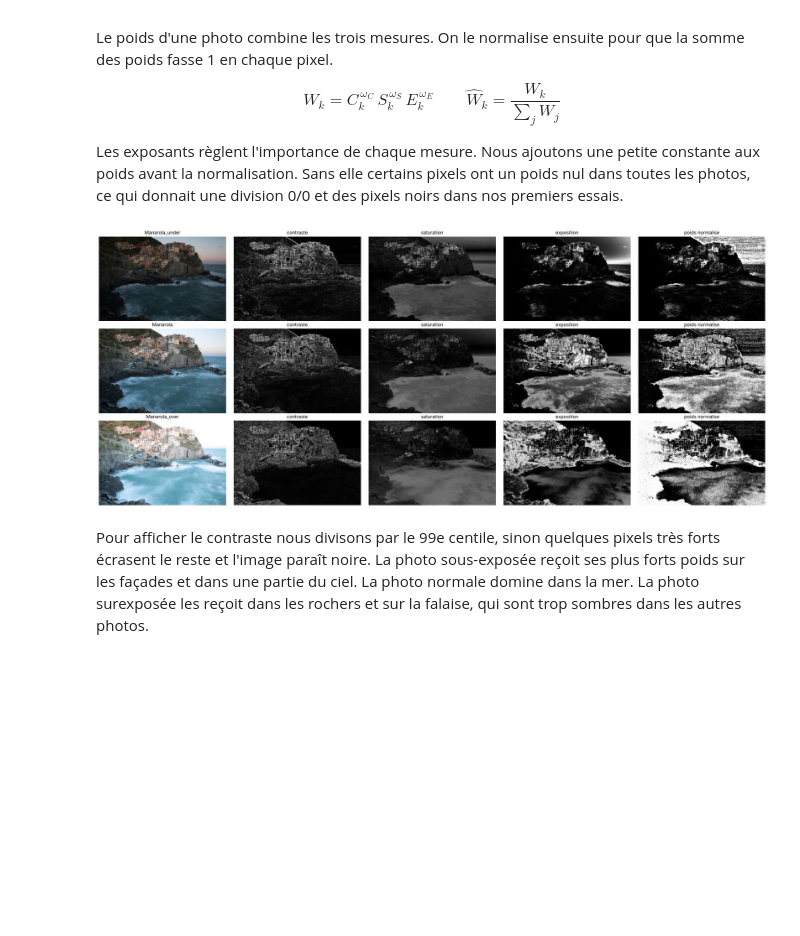
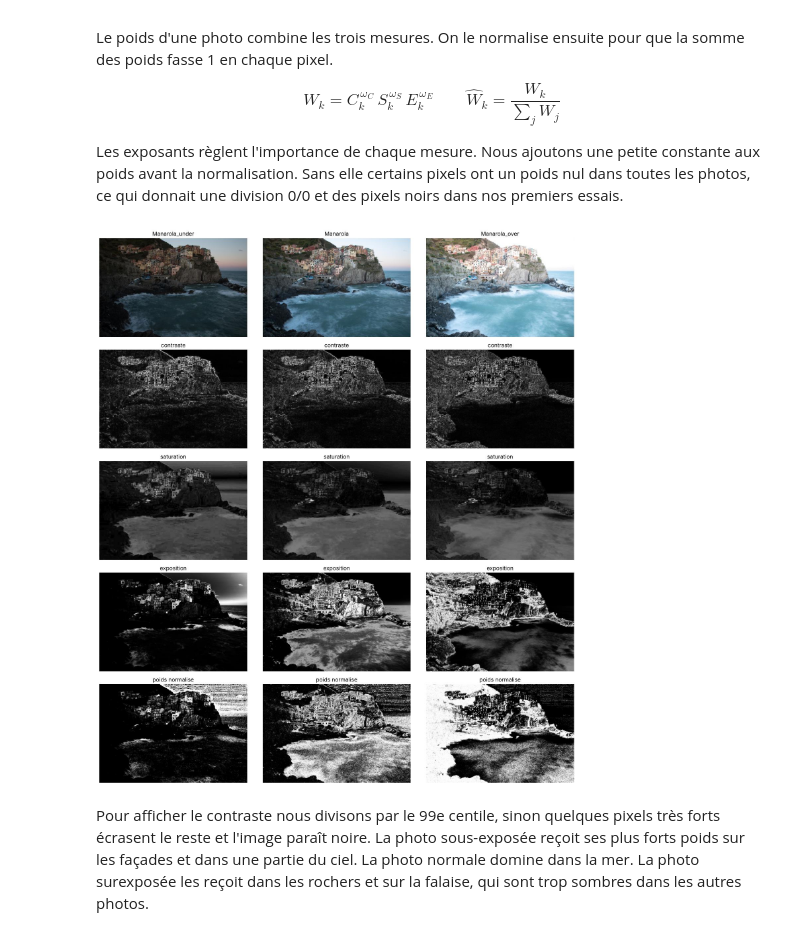
Before and after one commit to adammada7/exposure-fusion, a Jupyter notebook: rapport_fusion_exposition.ipynb, the cells around one changed output. Drawn from its saved outputs; the diff is of its cells as text; code cells hidden in the pictures; blank space fills up the shorter version.

Commit message:
rapport exposition fin

```diff
--- a/rapport_fusion_exposition.ipynb
+++ b/rapport_fusion_exposition.ipynb
@@ -20,7 +20,7 @@ import time
 import cv2
 import numpy as np
 import matplotlib.pyplot as plt
-plt.rcParams["figure.dpi"] = 70
+plt.rcParams["figure.dpi"] = 100
 %config InlineBackend.figure_format = "jpeg"
 # %% [markdown]
 ## 0. Données
@@ -61,13 +61,19 @@ scenes = {
     "Phare": ["Lighthouse_under", "Lighthouse", "Lighthouse_over"],
     "Cascade": ["Waterfall_under", "Waterfall", "Waterfall_over"],
 }
-photos = {s: [charger(n) for n in noms] for s, noms in scenes.items()}
+photos = {}
+for s in scenes:
+    photos[s] = []
+    for n in scenes[s]:
+        photos[s].append(charger(n))
 images = photos["Manarola"]
 
 fig, axs = plt.subplots(3, 3, figsize=(15, 10))
-for i, s in enumerate(scenes):
-    for j, n in enumerate(scenes[s]):
-        afficher(photos[s][j], n, axs[i, j])
+i = 0
+for s in scenes:
+    for j in range(3):
+        afficher(photos[s][j], scenes[s][j], axs[i, j])
+    i = i + 1
 plt.tight_layout()
 plt.show()
 # %% [output]
@@ -99,8 +105,8 @@ img = images[1]
 G = pyramide_gauss(img, 5)
 
 fig, axs = plt.subplots(1, 5, figsize=(18, 3))
-for i, g in enumerate(G):
-    afficher(g, f"niveau {i} : {g.shape[1]}x{g.shape[0]}", axs[i])
+for i in range(5):
+    afficher(G[i], f"niveau {i} : {G[i].shape[1]}x{G[i].shape[0]}", axs[i])
 plt.show()
 # %% [output]
 [figure]
@@ -191,24 +197,28 @@ def carte_poids(img, wc=1, ws=1, we=1, sigma=0.2):
     return (contraste(img) ** wc) * (saturation(img) ** ws) * (exposition(img, sigma) ** we)
 
 def poids_normalises(images, wc=1, ws=1, we=1, sigma=0.2, eps=1e-12):
-    W = np.array([carte_poids(im, wc, ws, we, sigma) for im in images]) + eps
+    W = []
+    for im in images:
+        W.append(carte_poids(im, wc, ws, we, sigma))
+    W = np.array(W) + eps
     return W / W.sum(axis=0)
 # %%
 W = poids_normalises(images)
 
-fig, axs = plt.subplots(3, 5, figsize=(24, 10))
-for k, n in enumerate(scenes["Manarola"]):
+fig, axs = plt.subplots(5, 3, figsize=(15, 17))
+for k in range(3):
     im = images[k]
+    n = scenes["Manarola"][k]
     c = contraste(im)
-    afficher(im, n, axs[k, 0])
-    afficher(np.clip(c / np.percentile(c, 99), 0, 1), "contraste", axs[k, 1])
-    afficher(saturation(im) / saturation(im).max(), "saturation", axs[k, 2])
-    afficher(exposition(im), "exposition", axs[k, 3])
-    afficher(W[k], "poids normalise", axs[k, 4])
+    afficher(im, n, axs[0, k])
+    afficher(np.clip(c / np.percentile(c, 99), 0, 1), "contraste", axs[1, k])
+    afficher(saturation(im) / saturation(im).max(), "saturation", axs[2, k])
+    afficher(exposition(im), "exposition", axs[3, k])
+    afficher(W[k], "poids normalise", axs[4, k])
 plt.tight_layout()
 plt.show()
 # %% [output]
-[figure, old version]
+[figure, new version]
 # %% [markdown]
 Pour afficher le contraste nous divisons par le 99e centile, sinon quelques pixels très forts écrasent le reste et l'image paraît noire. La photo sous-exposée reçoit ses plus forts poids sur les façades et dans une partie du ciel. La photo normale domine dans la mer. La photo surexposée les reçoit dans les rochers et sur la falaise, qui sont trop sombres dans les autres photos.
 # %% [markdown]
```
Also changed, not shown: parts of 27 cells of this notebook, 2 other files.
